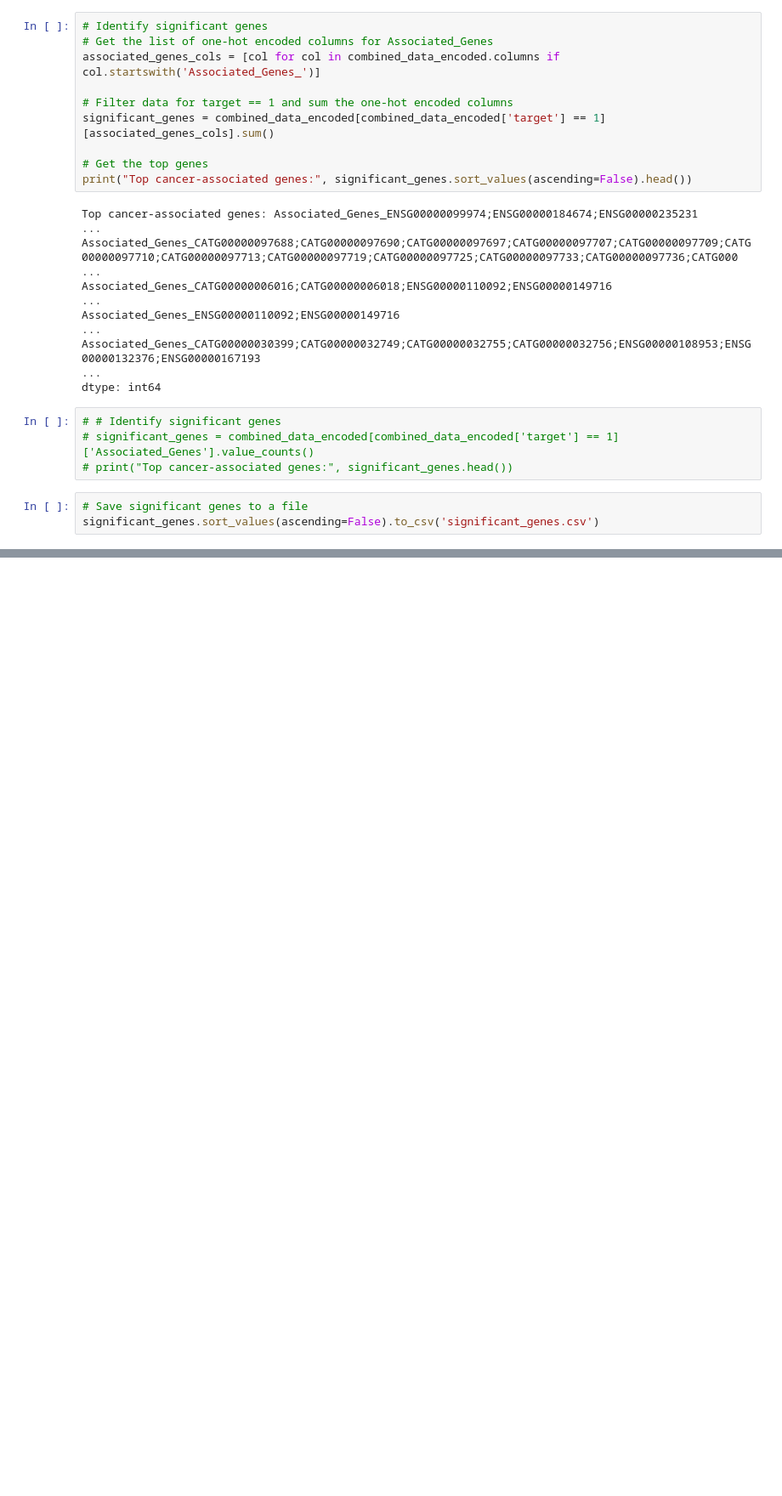
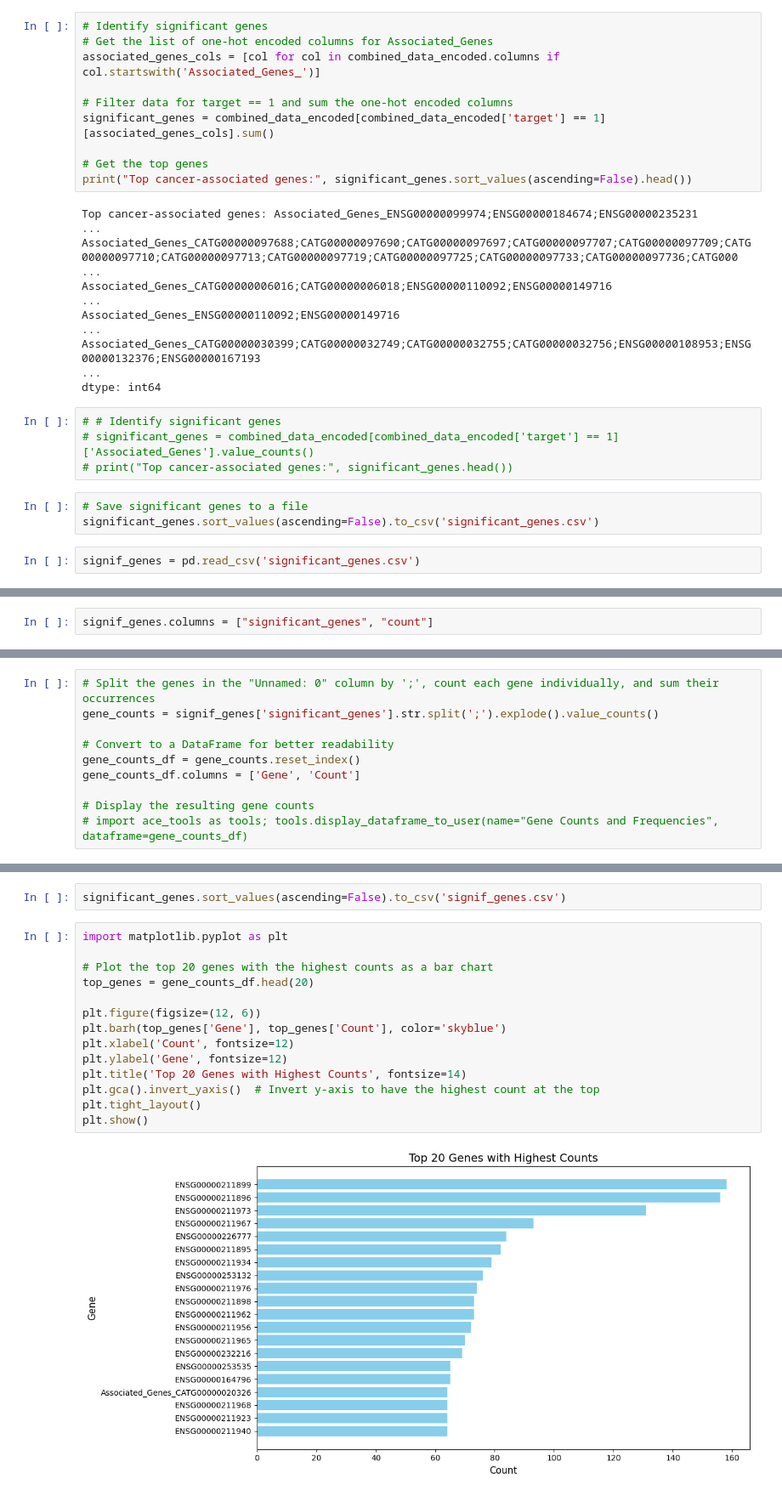
Before and after one commit to Bahareh0281/Bioinformatics, a Jupyter notebook: Machine Learning/Python/Machine_Learning_Python.ipynb, the cells around one changed output, grey strips where cells are left out. Shown at 85% size. Saved outputs shown, nothing was run; the diff lists cells and outputs as text; blank space fills up the shorter version.

```diff
--- a/Machine Learning/Python/Machine_Learning_Python.ipynb
+++ b/Machine Learning/Python/Machine_Learning_Python.ipynb
@@ -174,3 +194,5 @@ dtype: int64
 # %%
 # Save significant genes to a file
 significant_genes.sort_values(ascending=False).to_csv('significant_genes.csv')
+# %%
+signif_genes = pd.read_csv('significant_genes.csv')
@@ -176,0 +215,2 @@ significant_genes.sort_values(ascending=False).to_csv('significant_genes.csv')
+# %%
+signif_genes.columns = ["significant_genes", "count"]
@@ -176,0 +235,10 @@ significant_genes.sort_values(ascending=False).to_csv('significant_genes.csv')
+# %%
+# Split the genes in the "Unnamed: 0" column by ';', count each gene individually, and sum their occurrences
+gene_counts = signif_genes['significant_genes'].str.split(';').explode().value_counts()
+
+# Convert to a DataFrame for better readability
+gene_counts_df = gene_counts.reset_index()
+gene_counts_df.columns = ['Gene', 'Count']
+
+# Display the resulting gene counts
+# import ace_tools as tools; tools.display_dataframe_to_user(name="Gene Counts and Frequencies", dataframe=gene_counts_df)
@@ -176,0 +261,18 @@ significant_genes.sort_values(ascending=False).to_csv('significant_genes.csv')
+# %%
+significant_genes.sort_values(ascending=False).to_csv('signif_genes.csv')
+# %%
+import matplotlib.pyplot as plt
+
+# Plot the top 20 genes with the highest counts as a bar chart
+top_genes = gene_counts_df.head(20)
+
+plt.figure(figsize=(12, 6))
+plt.barh(top_genes['Gene'], top_genes['Count'], color='skyblue')
+plt.xlabel('Count', fontsize=12)
+plt.ylabel('Gene', fontsize=12)
+plt.title('Top 20 Genes with Highest Counts', fontsize=14)
+plt.gca().invert_yaxis()  # Invert y-axis to have the highest count at the top
+plt.tight_layout()
+plt.show()
+# %% [output]
+[figure, added]
```
Also changed, not shown: parts of 4 cells of this notebook, 13 other files.
